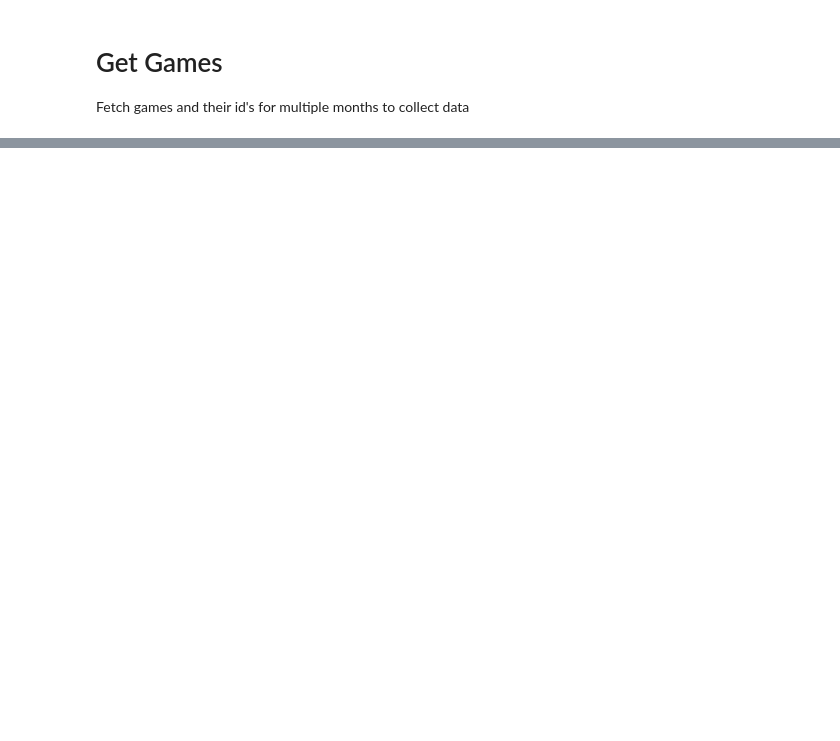
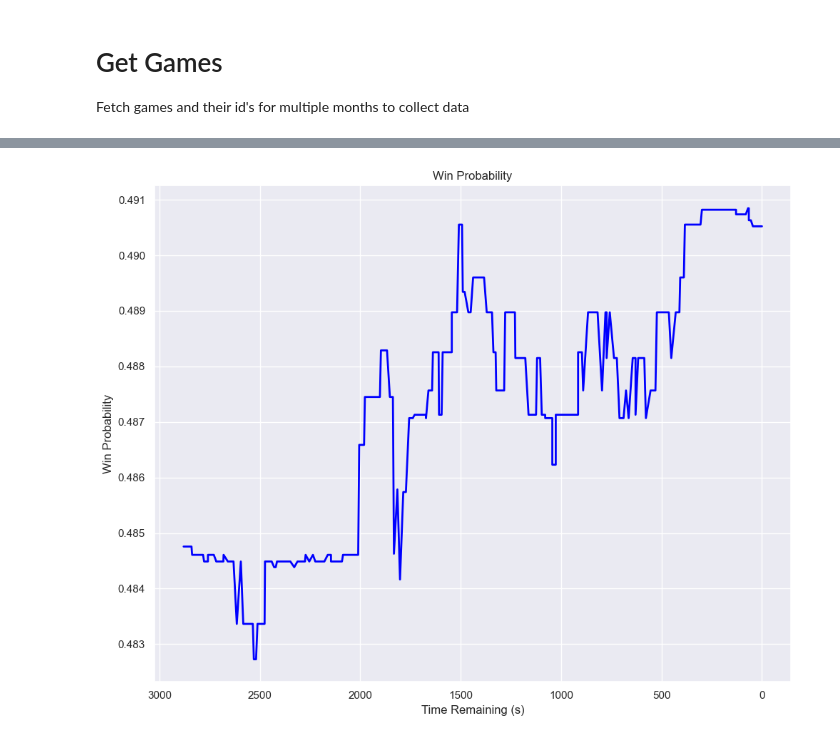
Before and after one commit to Sebastian-Sole/nba-win-probability-model, a Jupyter notebook: notebook.ipynb, the cells around one changed output, grey strips where cells are left out. Drawn from its saved outputs; the diff is of its cells as text; code cells hidden in the pictures; blank space fills up the shorter version.

```diff
--- a/notebook.ipynb
+++ b/notebook.ipynb
@@ -410,6 +418,0 @@ event_data.head(30)
-# %%
-df = event_data.copy()
-
-features_to_drop = ["game_id", "id", "number"]
-
-df.drop()
@@ -415,0 +787,14 @@ df.drop()
+# %%
+# Implement AdaBoost
+
+from sklearn.ensemble import AdaBoostClassifier
+
+model = AdaBoostClassifier(n_estimators=500, random_state=42, learning_rate=0.1)
+model.fit(X_train, y_train)
+
+y_pred = model.predict(X_test)
+print(f"Accuracy: {accuracy_score(y_test, y_pred)}")
+print(classification_report(y_test, y_pred))
+
+scores = cross_val_score(model, X, y, cv=5)
+print("Cross-validated scores:", scores)
@@ -415,0 +813,52 @@ df.drop()
+# %%
+# Get data from a json file, preprocess it and use the trained model to predict probabilities for each event
+
+def predict_probabilities(df):
+    df_processed = process_data(df)
+    df_processed.head()
+    period_data = extract_periods(df_processed)
+    event_data = extract_events(period_data)
+    event_data.dropna(inplace=True)
+    return event_data
+
+# Open the file
+with open("data/celmag171223.json", "r") as f:
+    data = json.load(f)
+
+df = pd.DataFrame(data)
+
+# Get the probabilities for each event
+event_data = predict_probabilities(df)
+
+X = event_data.drop(['target'], axis=1)  # Features
+y = event_data['target']            # Target variable
+win_probabilities = model.predict_proba(X)
+
+win_probabilities = win_probabilities[:, 0]  # Adjust based on your class of interest
+
+# Plot the win probabilities where x is the seconds remaining in the game and y is the win probability for the home team
+import matplotlib.pyplot as plt
+import seaborn as sns
+sns.set()
+
+plt.figure(figsize=(10, 8))
+plt.plot(event_data['game_time_remaining'] * 2880, win_probabilities, color='blue', linewidth=2)
+plt.title('Win Probability')
+plt.xlabel('Time Remaining (s)')
+plt.ylabel('Win Probability')
+plt.gca().invert_xaxis()  # Reverse the x-axis
+plt.tight_layout()
+plt.show()
+
+# Calculate the differences between consecutive win probabilities
+diffs = np.diff(win_probabilities)
+
+# Find the index of the largest jump
+largest_jump_index = np.argmax(diffs)
+
+# Get the event that caused the largest jump
+event = event_data.iloc[largest_jump_index]
+
+print(event)
+# %% [output]
+[figure, added]
```
Also changed, not shown: parts of 30 cells of this notebook.
